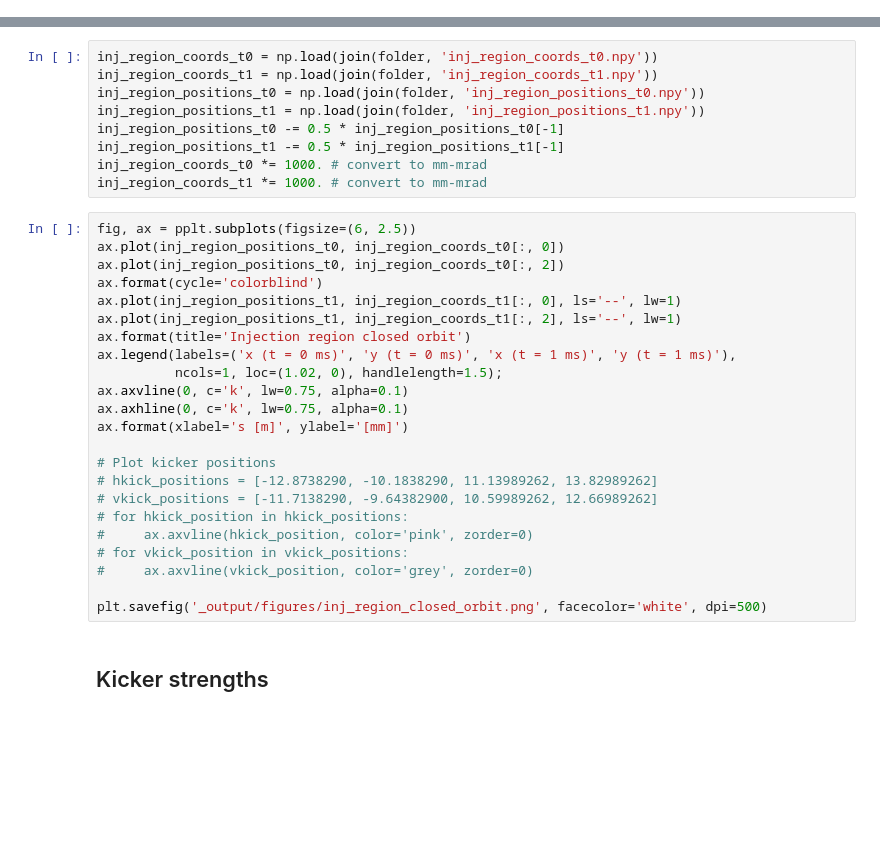
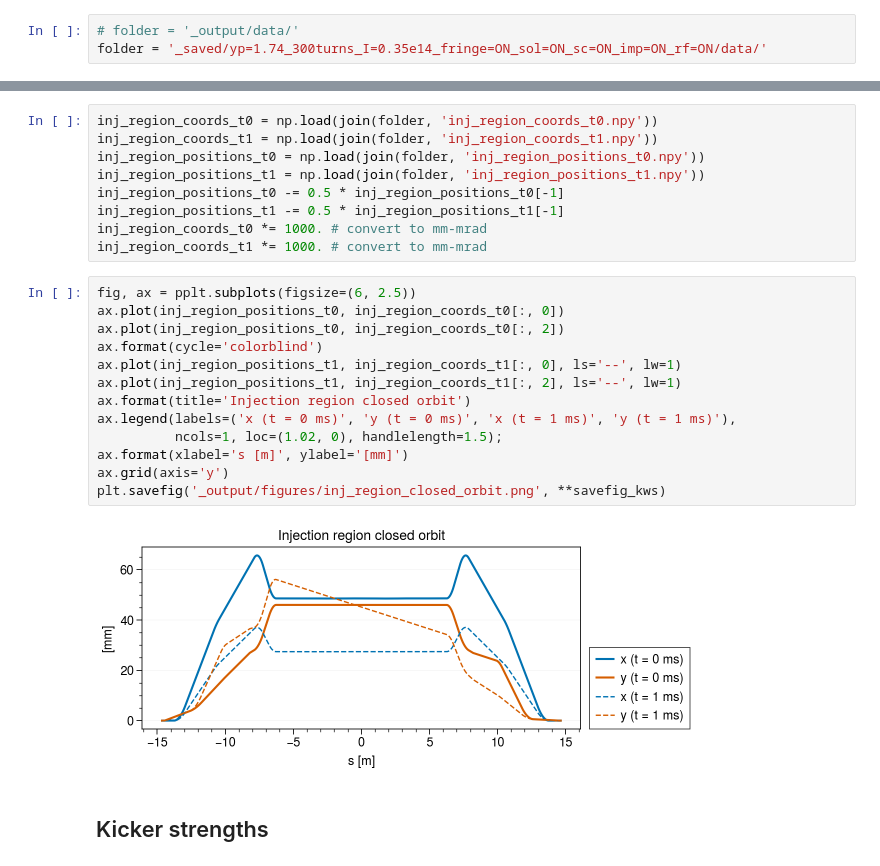
Before and after one commit to austin-hoover/accphys-tools, a Jupyter notebook: injection/analysis.ipynb, the cells around one changed output, grey strips where cells are left out. Saved outputs shown, nothing was run; the diff lists cells and outputs as text; blank space fills up the shorter version.

```diff
--- a/injection/analysis.ipynb
+++ b/injection/analysis.ipynb
@@ -51,3 +49,6 @@ folder = '_output/data/'
+# %%
+# folder = '_output/data/'
+folder = '_saved/yp=1.74_300turns_I=0.35e14_fringe=ON_sol=ON_sc=ON_imp=ON_rf=ON/data/'
 # %% [markdown]
 ## Injection region closed orbit
 # %%
@@ -62,26 +63,18 @@ inj_region_coords_t1 *= 1000. # convert to mm-mrad
 # %%
 fig, ax = pplt.subplots(figsize=(6, 2.5))
 ax.plot(inj_region_positions_t0, inj_region_coords_t0[:, 0])
 ax.plot(inj_region_positions_t0, inj_region_coords_t0[:, 2])
 ax.format(cycle='colorblind')
 ax.plot(inj_region_positions_t1, inj_region_coords_t1[:, 0], ls='--', lw=1)
 ax.plot(inj_region_positions_t1, inj_region_coords_t1[:, 2], ls='--', lw=1)
 ax.format(title='Injection region closed orbit')
 ax.legend(labels=('x (t = 0 ms)', 'y (t = 0 ms)', 'x (t = 1 ms)', 'y (t = 1 ms)'),
           ncols=1, loc=(1.02, 0), handlelength=1.5);
-ax.axvline(0, c='k', lw=0.75, alpha=0.1)
-ax.axhline(0, c='k', lw=0.75, alpha=0.1)
 ax.format(xlabel='s [m]', ylabel='[mm]')
-
-# Plot kicker positions
-# hkick_positions = [-12.8738290, -10.1838290, 11.13989262, 13.82989262]
-# vkick_positions = [-11.7138290, -9.64382900, 10.59989262, 12.66989262]
-# for hkick_position in hkick_positions:
-#     ax.axvline(hkick_position, color='pink', zorder=0)
-# for vkick_position in vkick_positions:
-#     ax.axvline(vkick_position, color='grey', zorder=0)
-
-plt.savefig('_output/figures/inj_region_closed_orbit.png', facecolor='white', dpi=500)
+ax.grid(axis='y')
+plt.savefig('_output/figures/inj_region_closed_orbit.png', **savefig_kws)
+# %% [output]
+[figure, added]
 # %% [markdown]
 ## Kicker strengths
 # %%
```
Also changed, not shown: parts of 18 cells of this notebook, 2 other files.
